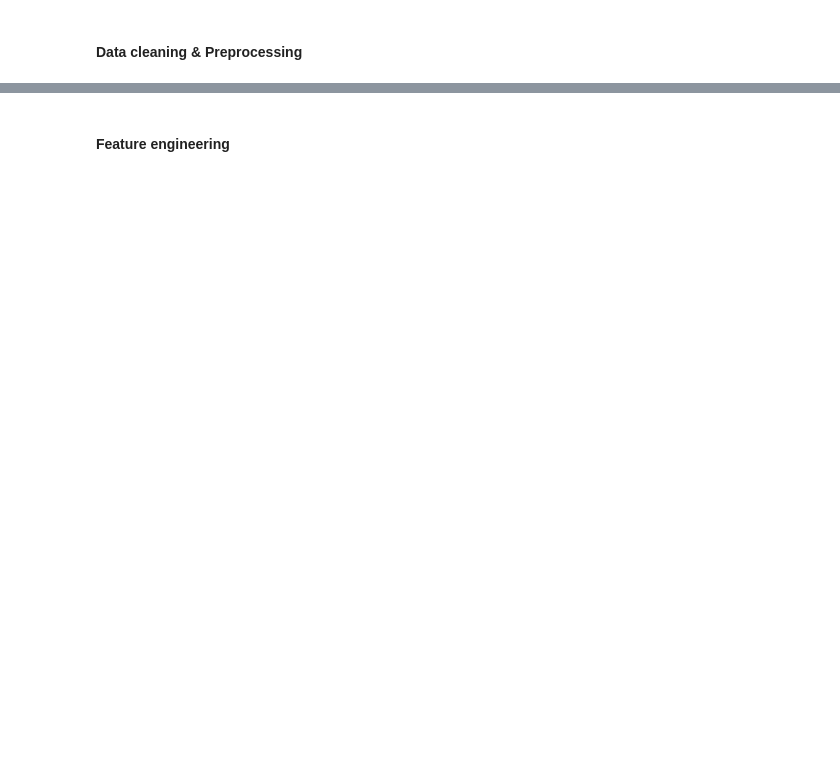
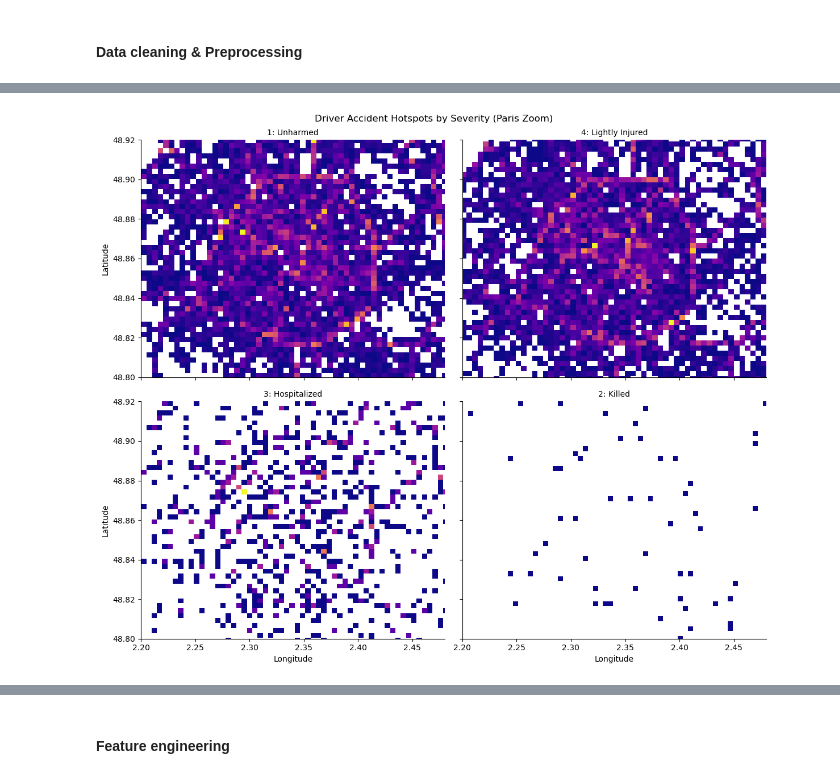
Before and after one commit to mmarclin/car_crash_project, a Jupyter notebook: main.ipynb, the cells around one changed output, grey strips where cells are left out. Cells and saved outputs as stored; diff of their text form; code cells hidden in the pictures; blank space fills up the shorter version.

Commit message:
data cleaning + merging datasets + feature engineering + first trained random forest model

```diff
--- a/main.ipynb
+++ b/main.ipynb
@@ -90,0 +434,2 @@ memory usage: 374.4+ KB
+# %%
+df = pd.read_csv('data/accidents_idf_2022_2023_cleaned.csv', low_memory=False)
@@ -90,0 +466,51 @@ memory usage: 374.4+ KB
+# %%
+# Labels name
+def map_gravity_names(grav_code):
+    if grav_code == 1:
+        return '1: Unharmed'
+    if grav_code == 2:
+        return '2: Killed'
+    if grav_code == 3:
+        return '3: Hospitalized'
+    if grav_code == 4:
+        return '4: Lightly Injured'
+    return 'Unknown'
+
+df['gravity_label'] = df['grav'].apply(map_gravity_names)
+
+# seaborn's FacetGrid
+g = sns.FacetGrid(
+    df,
+    col="gravity_label",
+    col_wrap=2,
+    col_order=['1: Unharmed', '4: Lightly Injured', '3: Hospitalized', '2: Killed'],
+    height=5,
+    aspect=1.2    # Aspect ratio is 1 (square plots)
+)
+
+# Define a function to plot a 2D histogram on each facet
+# --- FIXED THE FUNCTION SIGNATURE ---
+def plot_hist2d(x, y, **kwargs):
+    # Get the current axes
+    ax = plt.gca()
+    # Add hist2d plot to the axes
+    # We remove 'color' and 'label' from kwargs as hist2d doesn't expect them in this way
+    # and they are passed by FacetGrid.
+    kwargs_cleaned = kwargs.copy()
+    kwargs_cleaned.pop('color', None)
+    kwargs_cleaned.pop('label', None)
+
+    ax.hist2d(x, y, bins=(400, 400), cmap='plasma', cmin=1, **kwargs_cleaned)
+
+# Map the hist2d function to the grid
+g.map(plot_hist2d, "long", "lat")
+
+# Set titles and limits
+g.set_titles("{col_name}")
+g.set_axis_labels("Longitude", "Latitude")
+# Set common axis limits for comparison
+g.set(xlim=(paris_lon_min, paris_lon_max), ylim=(paris_lat_min, paris_lat_max)) # Paris + Périphérique zoom
+g.fig.suptitle('Driver Accident Hotspots by Severity (Paris Zoom)')
+g.fig.tight_layout()
+# %% [output]
+[figure, added]
```
Also changed, not shown: parts of 66 cells of this notebook, 5 other files.
